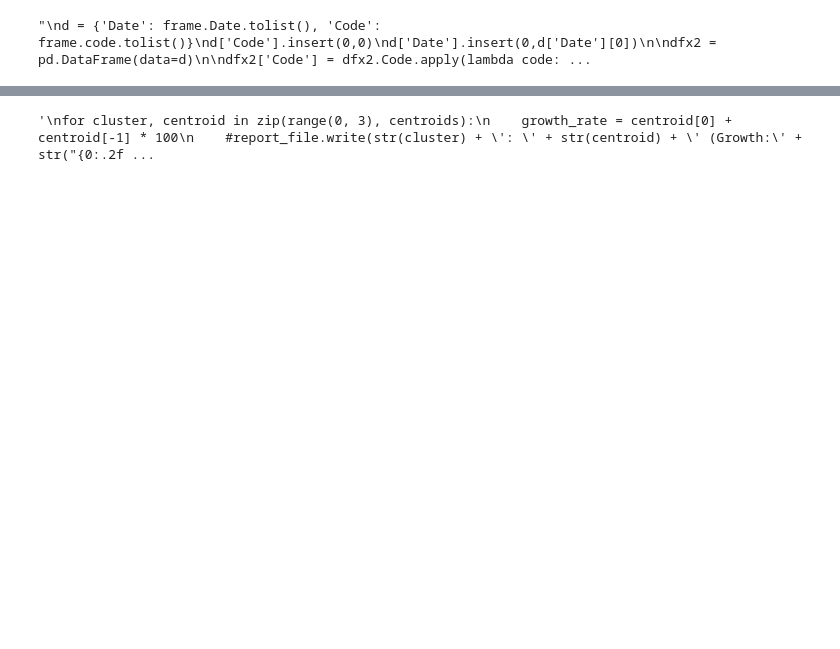
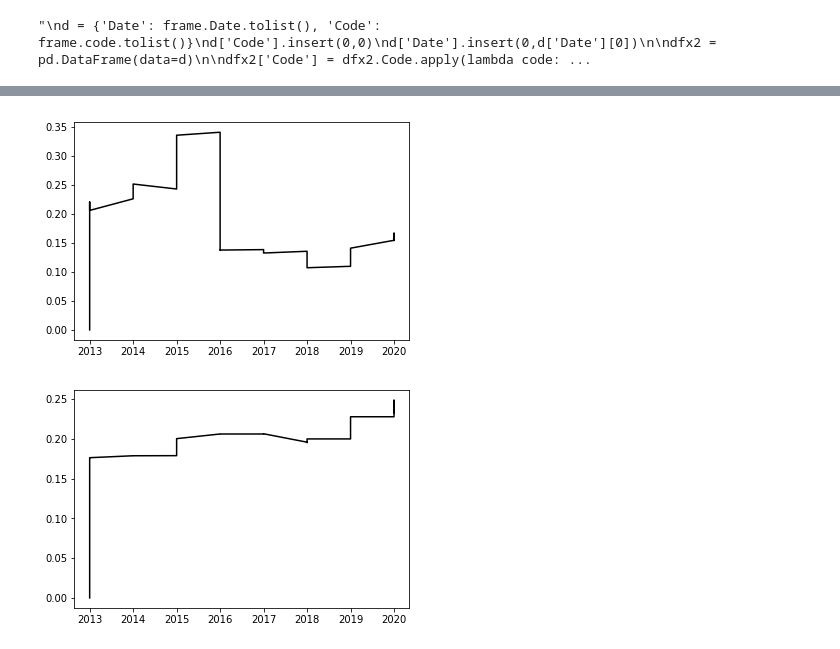
Before and after one commit to wagnernegrao/LargeFiles, a Jupyter notebook: Tools/growth_curve/versao_teste_curva_crescimento_python2.ipynb, the cells around one changed output, grey strips where cells are left out. Saved outputs shown, nothing was run; the diff lists cells and outputs as text; code cells hidden in the pictures; blank space fills up the shorter version.

```diff
--- a/Tools/growth_curve/versao_teste_curva_crescimento_python2.ipynb
+++ b/Tools/growth_curve/versao_teste_curva_crescimento_python2.ipynb
@@ -221,14 +255,14 @@ for cluster in clusters_by_time_series.keys():
 # %%
-'''
+
 for cluster, centroid in zip(range(0, 3), centroids):
     growth_rate = centroid[0] + centroid[-1] * 100
     #report_file.write(str(cluster) + ': ' + str(centroid) + ' (Growth:' + str("{0:.2f}".format(growth_rate)) + ')\n')
 
     if weeks is None:
         weeks = [-i for i in range(len(centroid) - 1, -1, -1)]
 
     figure = plt.figure()
-    plt.plot(data, centroid, color='black')
-'''
+    plt.plot(years_d, centroid, color='black')
 # %% [output]
-'\nfor cluster, centroid in zip(range(0, 3), centroids):\n    growth_rate = centroid[0] + centroid[-1] * 100\n    #report_file.write(str(cluster) + \': \' + str(centroid) + \' (Growth:\' + str("{0:.2f ...
+[figure, added]
+[figure, added]
```
Also changed, not shown: parts of 15 cells of this notebook.
